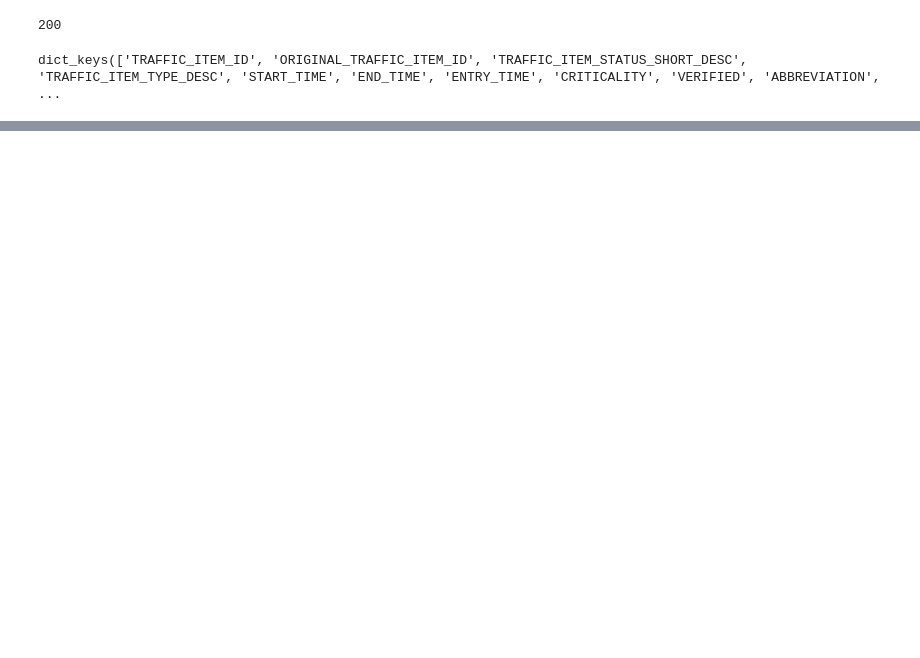
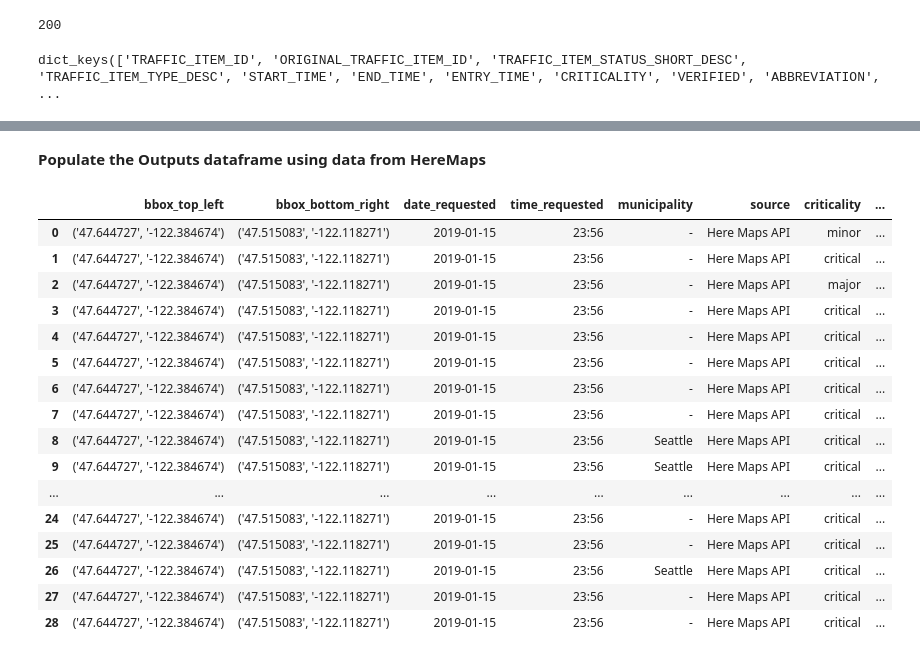
Before and after one commit to balak4/Optimizing-Evac-Routes, a Jupyter notebook: notebooks/1.0-bk-heremaps-data-extraction.ipynb, the cells around one changed output, grey strips where cells are left out. Saved outputs shown, nothing was run; the diff lists cells and outputs as text; code cells hidden in the pictures; blank space fills up the shorter version.

```diff
--- a/notebooks/1.0-bk-heremaps-data-extraction.ipynb
+++ b/notebooks/1.0-bk-heremaps-data-extraction.ipynb
@@ -93,0 +135,4 @@ loc_all
+# %%
+loc_region = pd.DataFrame(list(loc_all['political_boundary']))
+loc_region.rename(str.lower, axis=1, inplace=True)
+loc_region.head()
@@ -116,0 +175,7 @@ loc_coord_shape[0]
+# %%
+# Instantiate an empty dataframe that captures only the columns of interest
+columns = ['bbox_top_left', 'bbox_bottom_right', 'date_requested', 'time_requested',
+           'municipality', 'source', 'criticality', 'intersection', 'start_lat_long',
+           'end_lat_long', 'start_time', 'end_time', 'entry_time']
+output_df = pd.DataFrame(index=incident_df_2.index, columns=columns)
+output_df.fillna('');
@@ -116,0 +191,54 @@ loc_coord_shape[0]
+# %% [markdown]
+**Populate the Outputs dataframe using data from HereMaps**
+# %%
+for index in incident_df_2.index:
+    # Incident-Agnostic Parameters
+    output_df['bbox_top_left'][index] = str(tuple(top_left.split(',')))
+    output_df['bbox_bottom_right'][index] = str(tuple(bottom_right.split(',')))
+    output_df['date_requested'][index] = date_requested
+    output_df['time_requested'][index] = time_requested
+    output_df['source'][index] = 'Here Maps API'
+    # Incident-Specific Parameters
+    if pd.isna(loc_region['municipality'][index]) == False:
+        output_df['municipality'][index] = loc_region['municipality'][index]['NAME']
+    else:
+        output_df['municipality'][index] = '-'
+    if pd.isna(incident_df_2['criticality'][index]) == False:
+        output_df['criticality'][index] = incident_df_2['criticality'][index]['DESCRIPTION']
+    else:
+        output_df['criticality'][index] = '-'
+    if pd.isna(loc_coord['origin'][index]) == False:
+        output_df['start_lat_long'][index] = tuple([loc_coord['origin'][index]['LATITUDE'],
+                                   loc_coord['origin'][index]['LONGITUDE']])
+    else:
+        output_df['start_lat_long'][index] = '-'
+    if pd.isna(loc_coord['to'][index][0]) == False:
+        output_df['end_lat_long'][index] = tuple([loc_coord['to'][index][0]['LATITUDE'],
+                                 loc_coord['to'][index][0]['LONGITUDE']])
+    else:
+        output_df['end_lat_long'][index] = '-'
+    output_df['intersection'][index] = loc_all['intersection'][index]
+    output_df['start_time'][index] = incident_df_2['start_time'][index]
+    output_df['end_time'][index] = incident_df_2['end_time'][index]
+    output_df['entry_time'][index] = incident_df_2['entry_time'][index]
+# %%
+# Final Output DataFrame
+output_df
+# %% [output]
+|  | bbox_top_left | bbox_bottom_right | date_requested | time_requested | municipality | source | criticality | ... |
+| 0 | ('47.644727', '-122.384674') | ('47.515083', '-122.118271') | 2019-01-15 | 23:56 | - | Here Maps API | minor | ... |
+| 1 | ('47.644727', '-122.384674') | ('47.515083', '-122.118271') | 2019-01-15 | 23:56 | - | Here Maps API | critical | ... |
+| 2 | ('47.644727', '-122.384674') | ('47.515083', '-122.118271') | 2019-01-15 | 23:56 | - | Here Maps API | major | ... |
+| 3 | ('47.644727', '-122.384674') | ('47.515083', '-122.118271') | 2019-01-15 | 23:56 | - | Here Maps API | critical | ... |
+| 4 | ('47.644727', '-122.384674') | ('47.515083', '-122.118271') | 2019-01-15 | 23:56 | - | Here Maps API | critical | ... |
+| 5 | ('47.644727', '-122.384674') | ('47.515083', '-122.118271') | 2019-01-15 | 23:56 | - | Here Maps API | critical | ... |
+| 6 | ('47.644727', '-122.384674') | ('47.515083', '-122.118271') | 2019-01-15 | 23:56 | - | Here Maps API | critical | ... |
+| 7 | ('47.644727', '-122.384674') | ('47.515083', '-122.118271') | 2019-01-15 | 23:56 | - | Here Maps API | critical | ... |
+| 8 | ('47.644727', '-122.384674') | ('47.515083', '-122.118271') | 2019-01-15 | 23:56 | Seattle | Here Maps API | critical | ... |
+| 9 | ('47.644727', '-122.384674') | ('47.515083', '-122.118271') | 2019-01-15 | 23:56 | Seattle | Here Maps API | critical | ... |
+| ... | ... | ... | ... | ... | ... | ... | ... | ... |
+| 24 | ('47.644727', '-122.384674') | ('47.515083', '-122.118271') | 2019-01-15 | 23:56 | - | Here Maps API | critical | ... |
+| 25 | ('47.644727', '-122.384674') | ('47.515083', '-122.118271') | 2019-01-15 | 23:56 | - | Here Maps API | critical | ... |
+| 26 | ('47.644727', '-122.384674') | ('47.515083', '-122.118271') | 2019-01-15 | 23:56 | Seattle | Here Maps API | critical | ... |
+| 27 | ('47.644727', '-122.384674') | ('47.515083', '-122.118271') | 2019-01-15 | 23:56 | - | Here Maps API | critical | ... |
+| 28 | ('47.644727', '-122.384674') | ('47.515083', '-122.118271') | 2019-01-15 | 23:56 | - | Here Maps API | critical | ... |
```
Also changed, not shown: parts of 24 cells of this notebook.
